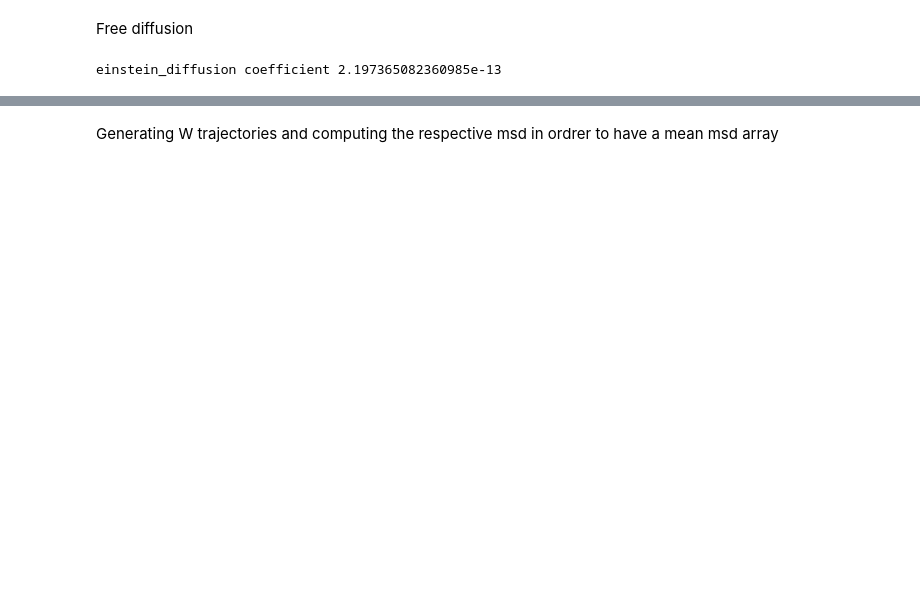
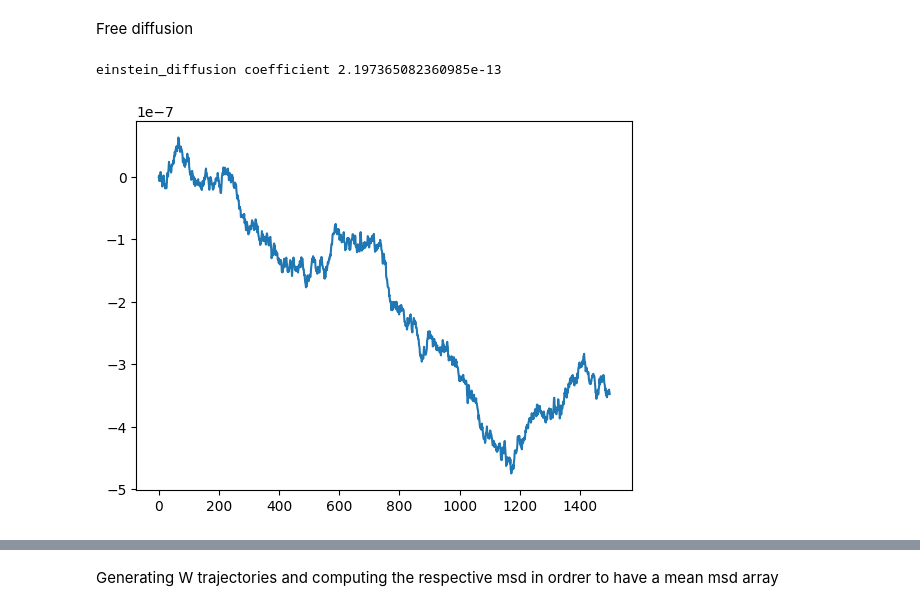
Before and after one commit to Antonin-Prom/IDIL_Internship_BFM_Langevin_modeling, a Jupyter notebook: langevin_simu/Diffusion_coefficients/msd_fit.ipynb, the cells around one changed output, grey strips where cells are left out. Saved outputs shown, nothing was run; the diff lists cells and outputs as text; code cells hidden in the pictures; blank space fills up the shorter version.

```diff
--- a/langevin_simu/Diffusion_coefficients/msd_fit.ipynb
+++ b/langevin_simu/Diffusion_coefficients/msd_fit.ipynb
@@ -40,6 +40,12 @@ def mean_square_displacement(array):
         M = np.mean((centered_array[:-j] - centered_array[j:])**2)
         msd.append(M)
     return np.array(msd)
+# %%
+traj1 = walk_free_diffusion(1500)
+plt.plot(traj1)
+plt.show()
+# %% [output]
+[figure, added]
 # %%
 N = 30000
 traj_free = walk_free_diffusion(N)
```
Also changed, not shown: parts of 11 cells of this notebook, 3 other files.
